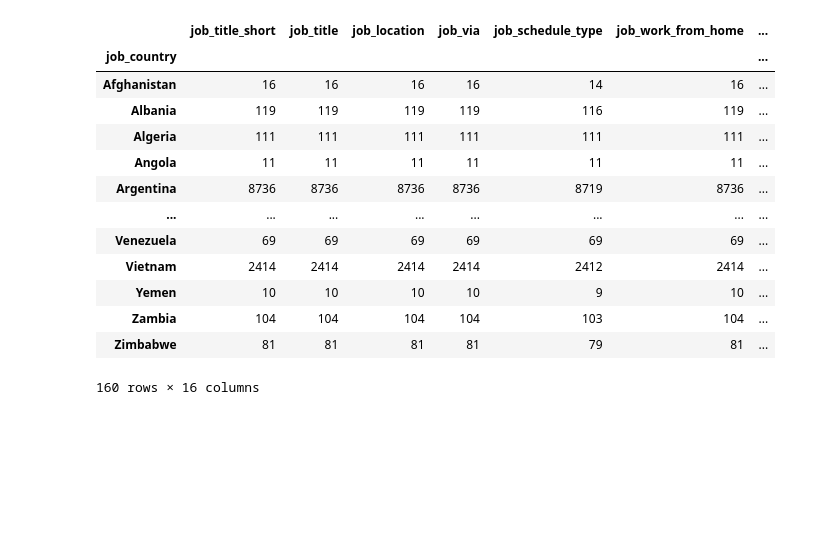
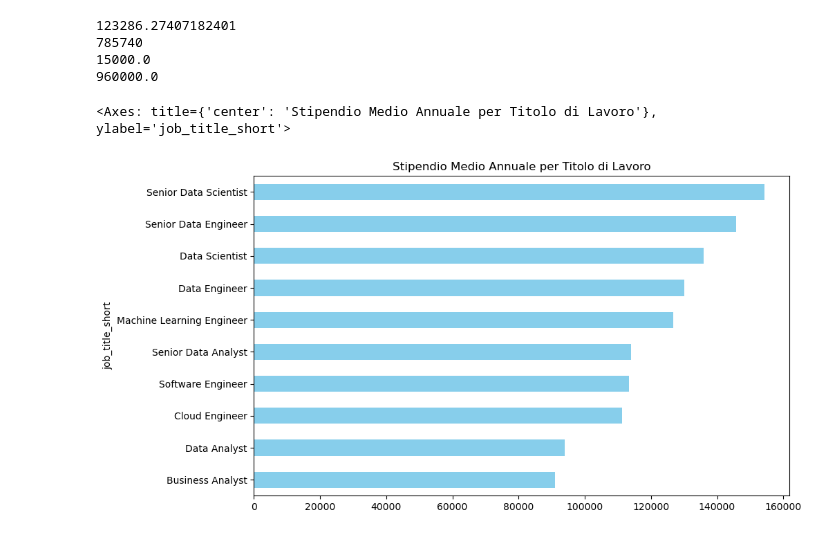
Before and after one commit to MedicMiha/ProgrammingLab, a Jupyter notebook: Secondo Modulo/esercizi3.ipynb, the cells around one changed output. Cells and saved outputs as stored; diff of their text form; code cells hidden in the pictures; blank space fills up the shorter version.

```diff
--- a/Secondo Modulo/esercizi3.ipynb
+++ b/Secondo Modulo/esercizi3.ipynb
@@ -20,28 +49,36 @@ df
 # %%
 import pandas as pd
 from datasets import load_dataset
-
+import matplotlib.pyplot as plt
 dataset = load_dataset('lukebarousse/data_jobs')
 df = dataset['train'].to_pandas()
 
 df['job_posted_date'] = pd.to_datetime(df['job_posted_date'])
-
 df
-
-numero_offerte_per_paese=df.groupby("job_country").count()
-numero_offerte_per_paese
+#2
+#Lo stipendio medio annuale (salary_year_avg)
+stipendio_medio_annuale = df['salary_year_avg'].mean()
+print(stipendio_medio_annuale)
+#Il numero totale di offerte di lavoro (job count)
+totale_job_count = df['job_title'].count()
+print(totale_job_count)
+#L’intervallo degli stipendi: valore minimo e massimo (min / max)
+min_salary = df['salary_year_avg'].min()
+max_salary = df['salary_year_avg'].max()
+print(min_salary)
+print(max_salary)
+#Rappresenta graficamente lo stipendio medio (salary_year_avg) per job_title_short usando un grafico a barre orizzontali.
+#Ordina i dati dallo stipendio più alto al più basso. Includi un titolo e le etichette per gli assi x e y.
+plt.figure(figsize=(10,6))
+stipendio_medio_job_title = df.groupby('job_title_short')['salary_year_avg'].mean().sort_values(ascending=True)
+plt.title('Stipendio Medio Annuale per Titolo di Lavoro')
+plt.xlabel('Stipendio Medio ($)')
+plt.ylabel('Titolo del Lavoro')
+stipendio_medio_job_title.plot(kind='barh', color='skyblue')
 # %% [output]
-|  | job_title_short | job_title | job_location | job_via | job_schedule_type | job_work_from_home | ... |
-| job_country |  |  |  |  |  |  | ... |
-| Afghanistan | 16 | 16 | 16 | 16 | 14 | 16 | ... |
-| Albania | 119 | 119 | 119 | 119 | 116 | 119 | ... |
-| Algeria | 111 | 111 | 111 | 111 | 111 | 111 | ... |
-| Angola | 11 | 11 | 11 | 11 | 11 | 11 | ... |
-| Argentina | 8736 | 8736 | 8736 | 8736 | 8719 | 8736 | ... |
-| ... | ... | ... | ... | ... | ... | ... | ... |
-| Venezuela | 69 | 69 | 69 | 69 | 69 | 69 | ... |
-| Vietnam | 2414 | 2414 | 2414 | 2414 | 2412 | 2414 | ... |
-| Yemen | 10 | 10 | 10 | 10 | 9 | 10 | ... |
-| Zambia | 104 | 104 | 104 | 104 | 103 | 104 | ... |
-| Zimbabwe | 81 | 81 | 81 | 81 | 79 | 81 | ... |
-160 rows × 16 columns
+123286.27407182401
+785740
+15000.0
+960000.0
+<Axes: title={'center': 'Stipendio Medio Annuale per Titolo di Lavoro'}, ylabel='job_title_short'>
+[figure, added]
```
Also changed, not shown: parts of 2 cells of this notebook, 2 other files.
